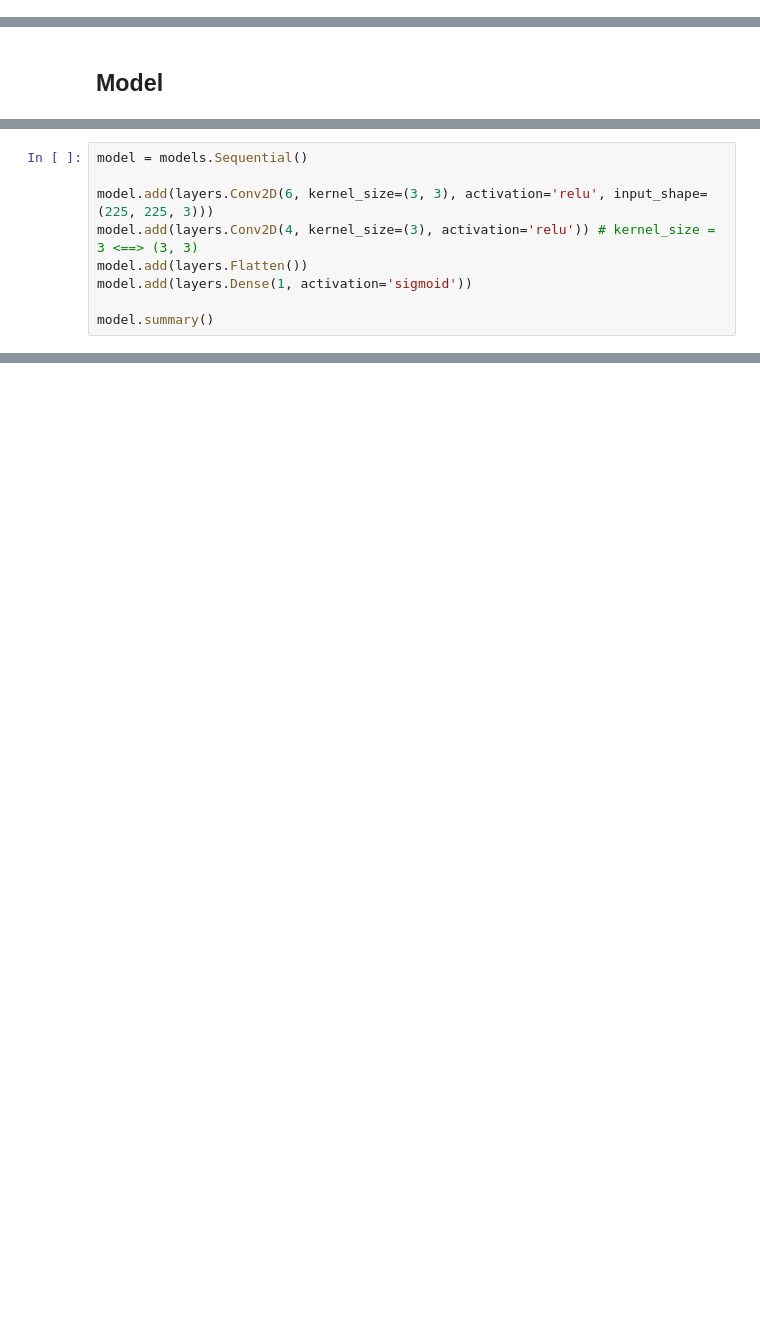
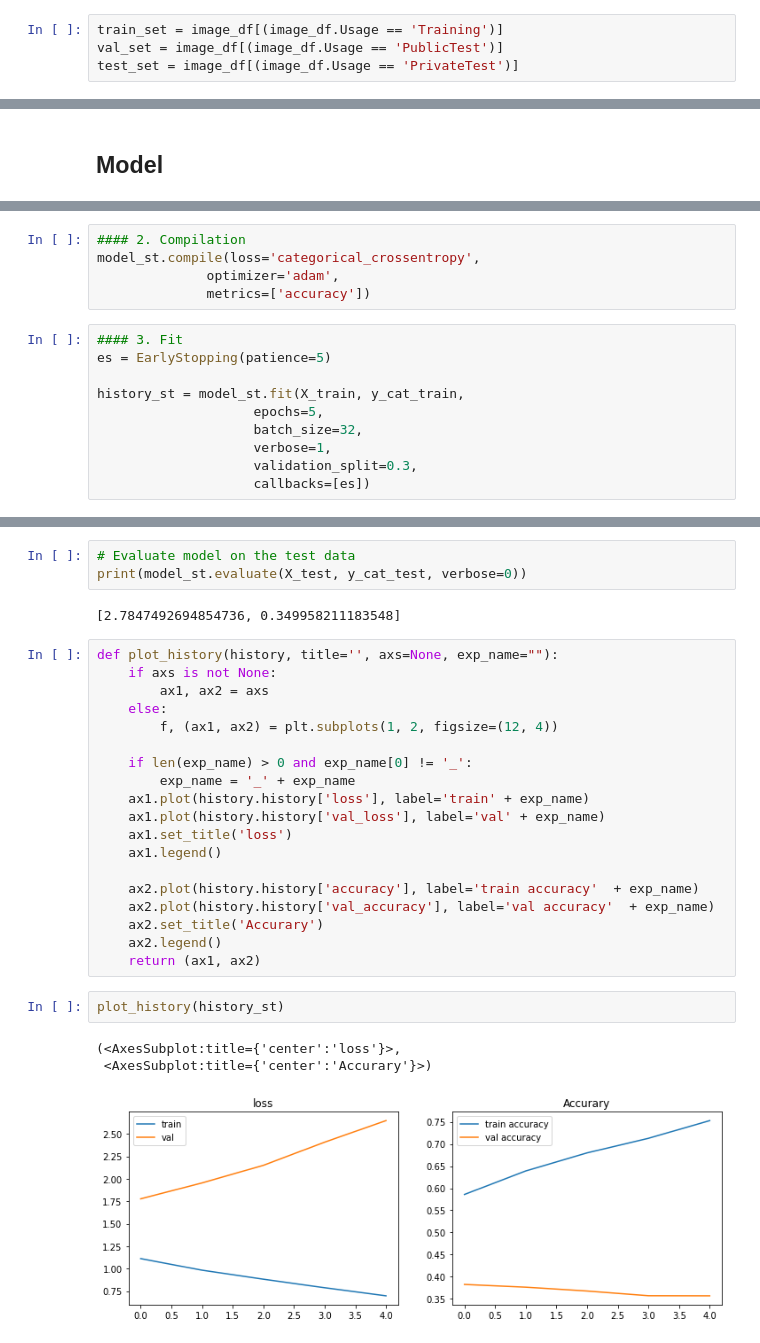
Before and after one commit to JaildoR/getthevibe_api, a Jupyter notebook: notebooks/JA_GTV-Experimental.ipynb, the cells around one changed output, grey strips where cells are left out. Saved outputs shown, nothing was run; the diff lists cells and outputs as text; blank space fills up the shorter version.

Commit message:
Baaam the model

```diff
--- a/notebooks/JA_GTV-Experimental.ipynb
+++ b/notebooks/JA_GTV-Experimental.ipynb
@@ -133,0 +136,4 @@ KeyboardInterrupt:
+# %%
+train_set = image_df[(image_df.Usage == 'Training')]
+val_set = image_df[(image_df.Usage == 'PublicTest')]
+test_set = image_df[(image_df.Usage == 'PrivateTest')]
@@ -153,9 +214,15 @@ NameError: name 'models' is not defined
+# %%
+#### 2. Compilation
+model_st.compile(loss='categorical_crossentropy',
+              optimizer='adam',
+              metrics=['accuracy'])
 # %%
-model = models.Sequential()
+#### 3. Fit
+es = EarlyStopping(patience=5)
 
-model.add(layers.Conv2D(6, kernel_size=(3, 3), activation='relu', input_shape=(225, 225, 3)))
-model.add(layers.Conv2D(4, kernel_size=(3), activation='relu')) # kernel_size = 3 <==> (3, 3)
-model.add(layers.Flatten())
-model.add(layers.Dense(1, activation='sigmoid'))
-
-model.summary()
+history_st = model_st.fit(X_train, y_cat_train,
+                    epochs=5,
+                    batch_size=32,
+                    verbose=1,
+                    validation_split=0.3,
+                    callbacks=[es])
@@ -161,0 +246,30 @@ model.summary()
+# %%
+# Evaluate model on the test data
+print(model_st.evaluate(X_test, y_cat_test, verbose=0))
+# %% [output]
+[2.7847492694854736, 0.349958211183548]
+# %%
+def plot_history(history, title='', axs=None, exp_name=""):
+    if axs is not None:
+        ax1, ax2 = axs
+    else:
+        f, (ax1, ax2) = plt.subplots(1, 2, figsize=(12, 4))
+
+    if len(exp_name) > 0 and exp_name[0] != '_':
+        exp_name = '_' + exp_name
+    ax1.plot(history.history['loss'], label='train' + exp_name)
+    ax1.plot(history.history['val_loss'], label='val' + exp_name)
+    ax1.set_title('loss')
+    ax1.legend()
+
+    ax2.plot(history.history['accuracy'], label='train accuracy'  + exp_name)
+    ax2.plot(history.history['val_accuracy'], label='val accuracy'  + exp_name)
+    ax2.set_title('Accurary')
+    ax2.legend()
+    return (ax1, ax2)
+# %%
+plot_history(history_st)
+# %% [output]
+(<AxesSubplot:title={'center':'loss'}>,
+ <AxesSubplot:title={'center':'Accurary'}>)
+[figure, added]
```
Also changed, not shown: parts of 38 cells of this notebook.
